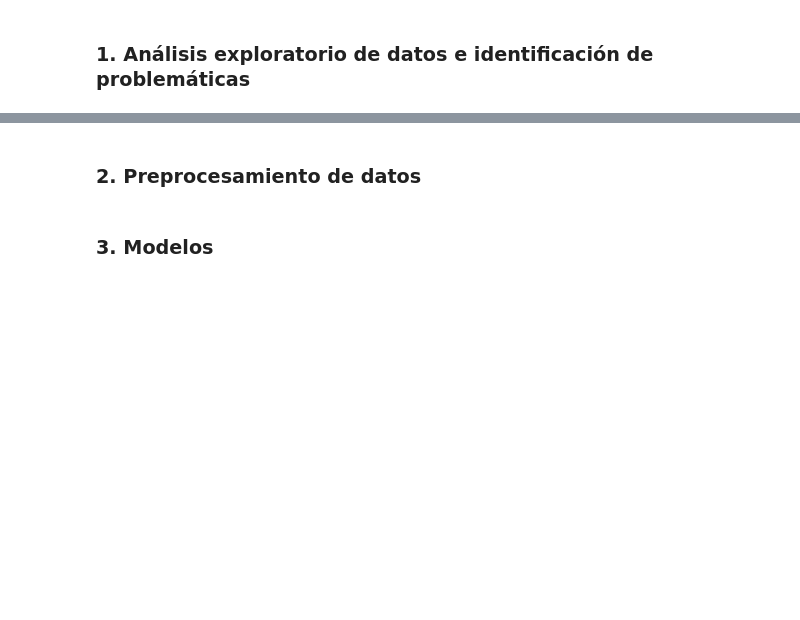
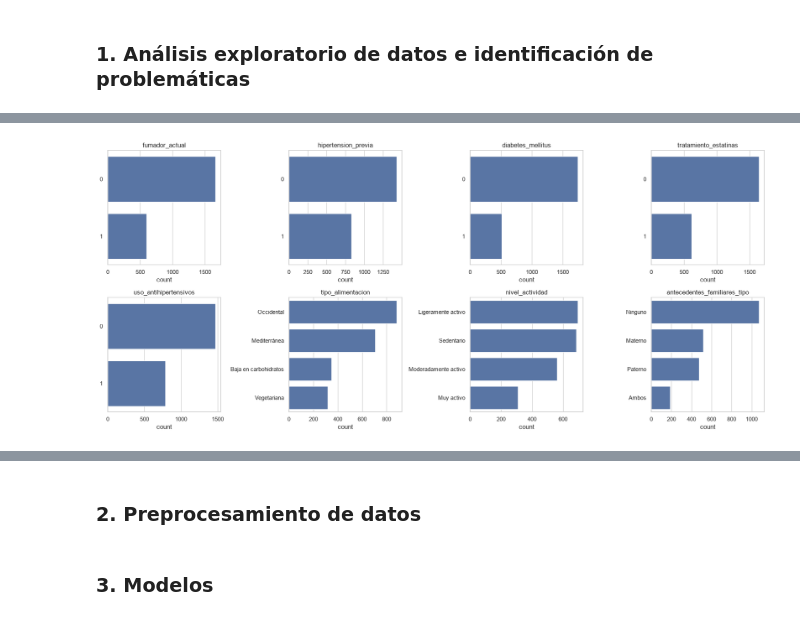
Before and after one commit to alberct96/ML-Entregable1, a Jupyter notebook: ML-Entregable1.ipynb, the cells around one changed output, grey strips where cells are left out. Drawn from its saved outputs; the diff is of its cells as text; code cells hidden in the pictures; blank space fills up the shorter version.

```diff
--- a/ML-Entregable1.ipynb
+++ b/ML-Entregable1.ipynb
@@ -36,0 +193,11 @@ Dimensiones: (2254, 28)
+# %%
+fig, axes = plt.subplots(2, 4, figsize=(18, 8))
+for ax, col in zip(axes.flat, vars_binarias + vars_categoricas):
+    orden = df[col].value_counts().index
+    sns.countplot(y=col, data=df, order=orden, ax=ax)
+    ax.set_title(col)
+    ax.set_ylabel("")
+plt.tight_layout()
+plt.show()
+# %% [output]
+[figure, added]
```
Also changed, not shown: parts of 19 cells of this notebook.
